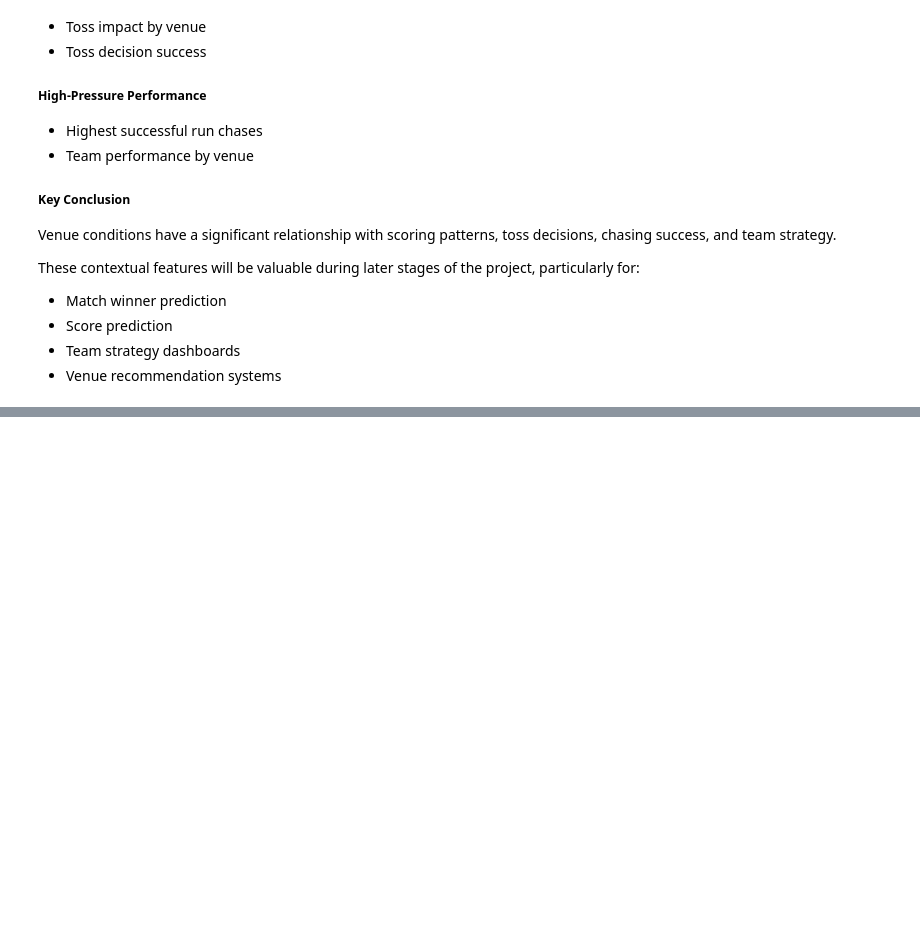
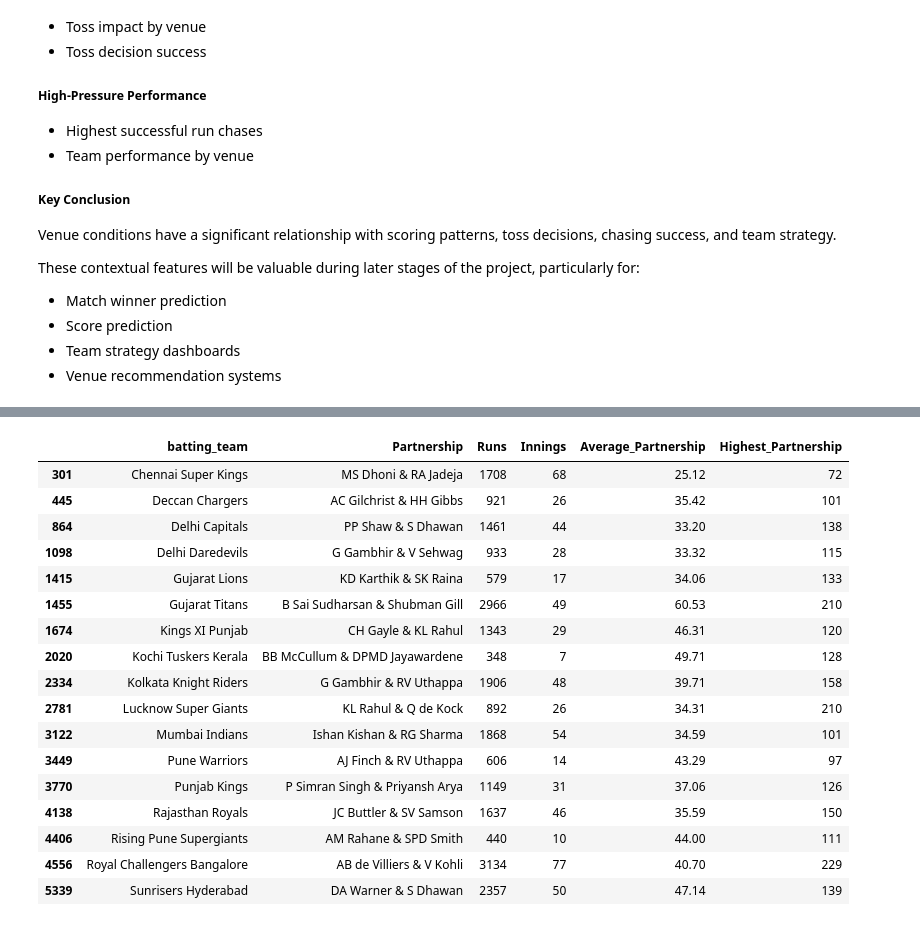
Before and after one commit to Abhilash0079/MachineLearningProjects, a Jupyter notebook: Professional-Cricket-Analytics/notebooks/03_EDA.ipynb, the cells around one changed output, grey strips where cells are left out. Drawn from its saved outputs; the diff is of its cells as text; code cells hidden in the pictures; blank space fills up the shorter version.

Commit message:
Section 8 : Partnership and Player combaninations analysis completed .

```diff
--- a/Professional-Cricket-Analytics/notebooks/03_EDA.ipynb
+++ b/Professional-Cricket-Analytics/notebooks/03_EDA.ipynb
@@ -4618,0 +4649,14 @@ These contextual features will be valuable during later stages of the project, p
+# %%
+partnership_df = deliveries_df.copy()
+# %%
+partnership_df["Partnership"] = (
+    partnership_df[
+        ["batter", "non_striker"]
+    ]
+    .apply(
+        lambda players: " & ".join(sorted(players)),
+        axis=1
+    )
+)
+
+partnership_df.head()
@@ -4618,0 +5579,40 @@ These contextual features will be valuable during later stages of the project, p
+# %%
+best_pair_by_team = (
+    team_partnerships
+    .sort_values(
+        [
+            "batting_team",
+            "Runs"
+        ],
+        ascending=[
+            True,
+            False
+        ]
+    )
+    .groupby(
+        "batting_team",
+        as_index=False
+    )
+    .head(1)
+)
+
+best_pair_by_team
+# %% [output]
+|  | batting_team | Partnership | Runs | Innings | Average_Partnership | Highest_Partnership |
+| 301 | Chennai Super Kings | MS Dhoni & RA Jadeja | 1708 | 68 | 25.12 | 72 |
+| 445 | Deccan Chargers | AC Gilchrist & HH Gibbs | 921 | 26 | 35.42 | 101 |
+| 864 | Delhi Capitals | PP Shaw & S Dhawan | 1461 | 44 | 33.20 | 138 |
+| 1098 | Delhi Daredevils | G Gambhir & V Sehwag | 933 | 28 | 33.32 | 115 |
+| 1415 | Gujarat Lions | KD Karthik & SK Raina | 579 | 17 | 34.06 | 133 |
+| 1455 | Gujarat Titans | B Sai Sudharsan & Shubman Gill | 2966 | 49 | 60.53 | 210 |
+| 1674 | Kings XI Punjab | CH Gayle & KL Rahul | 1343 | 29 | 46.31 | 120 |
+| 2020 | Kochi Tuskers Kerala | BB McCullum & DPMD Jayawardene | 348 | 7 | 49.71 | 128 |
+| 2334 | Kolkata Knight Riders | G Gambhir & RV Uthappa | 1906 | 48 | 39.71 | 158 |
+| 2781 | Lucknow Super Giants | KL Rahul & Q de Kock | 892 | 26 | 34.31 | 210 |
+| 3122 | Mumbai Indians | Ishan Kishan & RG Sharma | 1868 | 54 | 34.59 | 101 |
+| 3449 | Pune Warriors | AJ Finch & RV Uthappa | 606 | 14 | 43.29 | 97 |
+| 3770 | Punjab Kings | P Simran Singh & Priyansh Arya | 1149 | 31 | 37.06 | 126 |
+| 4138 | Rajasthan Royals | JC Buttler & SV Samson | 1637 | 46 | 35.59 | 150 |
+| 4406 | Rising Pune Supergiants | AM Rahane & SPD Smith | 440 | 10 | 44.00 | 111 |
+| 4556 | Royal Challengers Bangalore | AB de Villiers & V Kohli | 3134 | 77 | 40.70 | 229 |
+| 5339 | Sunrisers Hyderabad | DA Warner & S Dhawan | 2357 | 50 | 47.14 | 139 |
```
Also changed, not shown: parts of 98 cells of this notebook, 2 other files.
